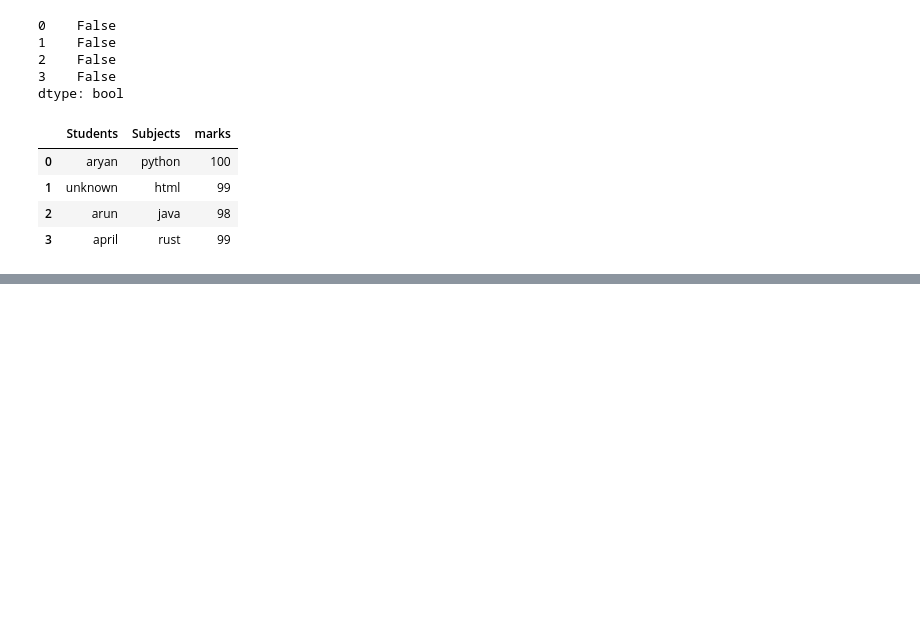
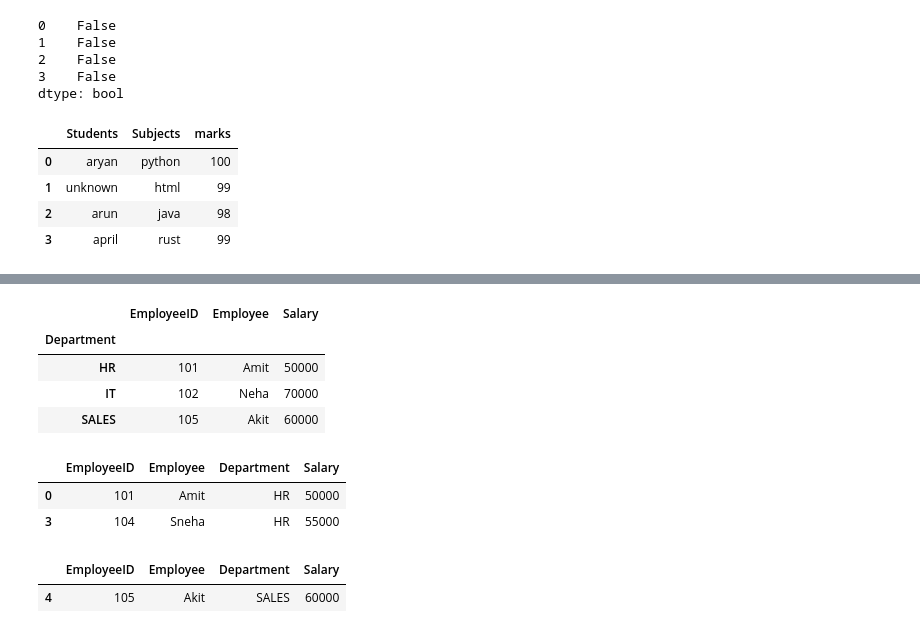
Before and after one commit to ARYANPATEL-BIT/learn-Pandas, a Jupyter notebook: pandas.ipynb, the cells around one changed output, grey strips where cells are left out. Saved outputs shown, nothing was run; the diff lists cells and outputs as text; code cells hidden in the pictures; blank space fills up the shorter version.

```diff
--- a/pandas.ipynb
+++ b/pandas.ipynb
@@ -256,0 +274,20 @@ df.drop_duplicates()
+# %%
+grp = df.groupby('Department')
+grp.first()
+# %% [output]
+|  | EmployeeID | Employee | Salary |
+| Department |  |  |  |
+| HR | 101 | Amit | 50000 |
+| IT | 102 | Neha | 70000 |
+| SALES | 105 | Akit | 60000 |
+# %%
+grp.get_group("HR")
+# %% [output]
+|  | EmployeeID | Employee | Department | Salary |
+| 0 | 101 | Amit | HR | 50000 |
+| 3 | 104 | Sneha | HR | 55000 |
+# %%
+grp.get_group("SALES")
+# %% [output]
+|  | EmployeeID | Employee | Department | Salary |
+| 4 | 105 | Akit | SALES | 60000 |
```
Also changed, not shown: parts of 17 cells of this notebook.
